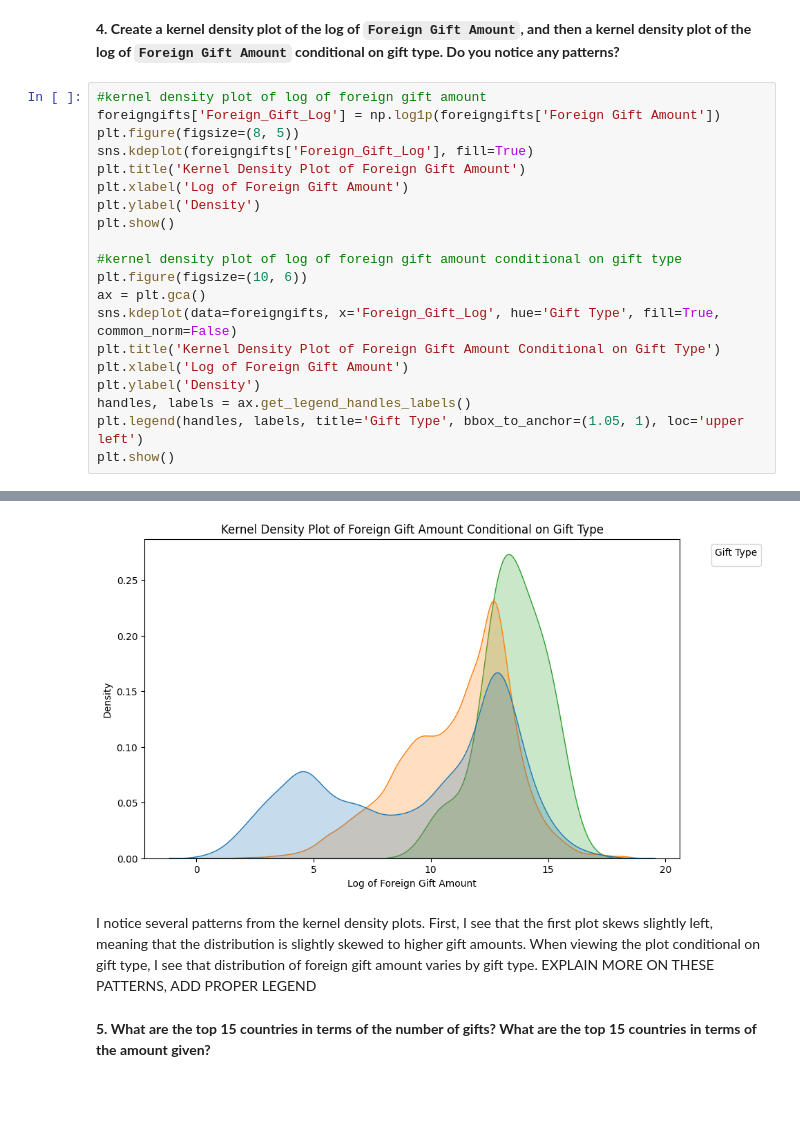
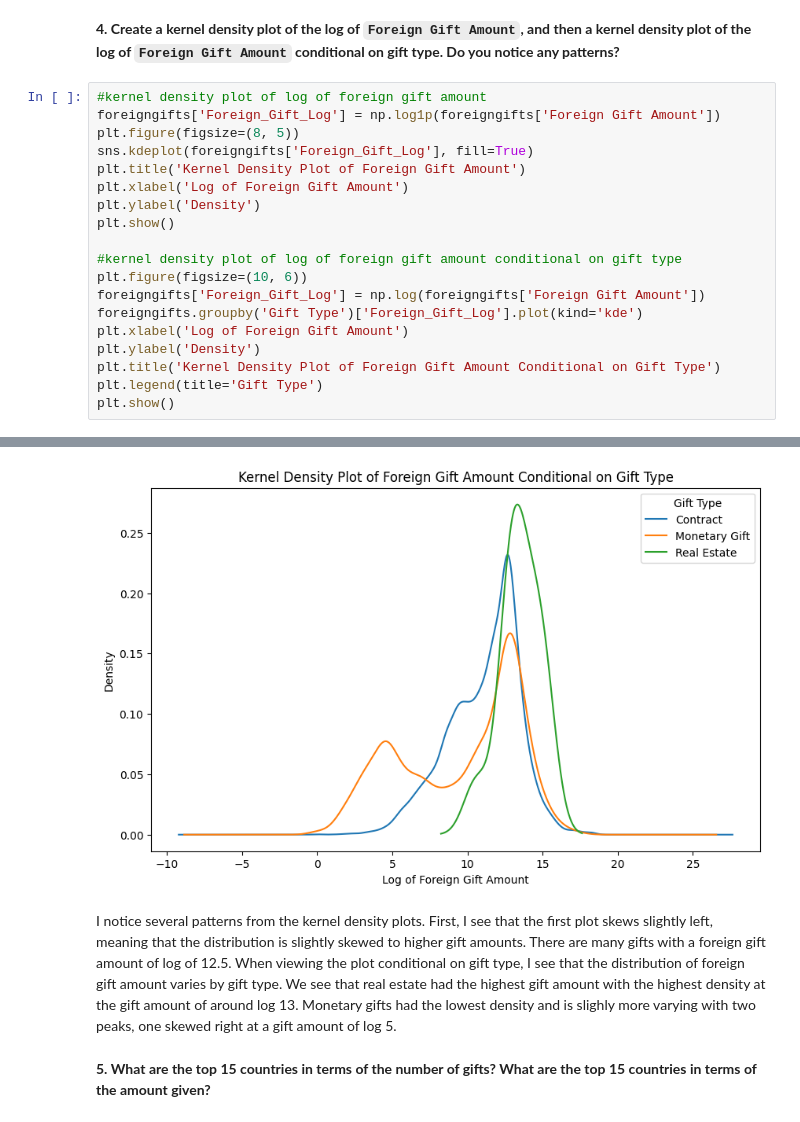
Before and after one commit to norawik/EDA, a Jupyter notebook: assignment/assignment.ipynb, the cells around one changed output, grey strips where cells are left out. Saved outputs shown, nothing was run; the diff lists cells and outputs as text; blank space fills up the shorter version.

```diff
--- a/assignment/assignment.ipynb
+++ b/assignment/assignment.ipynb
@@ -121,28 +117,27 @@ Name: proportion, dtype: float64
 # %%
 #kernel density plot of log of foreign gift amount
 foreigngifts['Foreign_Gift_Log'] = np.log1p(foreigngifts['Foreign Gift Amount'])
 plt.figure(figsize=(8, 5))
 sns.kdeplot(foreigngifts['Foreign_Gift_Log'], fill=True)
 plt.title('Kernel Density Plot of Foreign Gift Amount')
 plt.xlabel('Log of Foreign Gift Amount')
 plt.ylabel('Density')
 plt.show()
 
 #kernel density plot of log of foreign gift amount conditional on gift type
 plt.figure(figsize=(10, 6))
-ax = plt.gca()
-sns.kdeplot(data=foreigngifts, x='Foreign_Gift_Log', hue='Gift Type', fill=True, common_norm=False)
-plt.title('Kernel Density Plot of Foreign Gift Amount Conditional on Gift Type')
+foreigngifts['Foreign_Gift_Log'] = np.log(foreigngifts['Foreign Gift Amount'])
+foreigngifts.groupby('Gift Type')['Foreign_Gift_Log'].plot(kind='kde')
 plt.xlabel('Log of Foreign Gift Amount')
 plt.ylabel('Density')
-handles, labels = ax.get_legend_handles_labels()
-plt.legend(handles, labels, title='Gift Type', bbox_to_anchor=(1.05, 1), loc='upper left')
+plt.title('Kernel Density Plot of Foreign Gift Amount Conditional on Gift Type')
+plt.legend(title='Gift Type')
 plt.show()
 # %% [output]
 [figure]
-[figure, old version]
+[figure, new version]
 # %% [markdown]
-I notice several patterns from the kernel density plots. First, I see that the first plot skews slightly left, meaning that the distribution is slightly skewed to higher gift amounts. When viewing the plot conditional on gift type, I see that distribution of foreign gift amount varies by gift type. EXPLAIN MORE ON THESE PATTERNS, ADD PROPER LEGEND
+I notice several patterns from the kernel density plots. First, I see that the first plot skews slightly left, meaning that the distribution is slightly skewed to higher gift amounts. There are many gifts with a foreign gift amount of log of 12.5. When viewing the plot conditional on gift type, I see that the distribution of foreign gift amount varies by gift type. We see that real estate had the highest gift amount with the highest density at the gift amount of around log 13. Monetary gifts had the lowest density and is slighly more varying with two peaks, one skewed right at a gift amount of log 5.
 # %% [markdown]
 **5. What are the top 15 countries in terms of the number of gifts? What are the top 15 countries in terms of the amount given?**
 # %%
```
Also changed, not shown: parts of 7 cells of this notebook.
